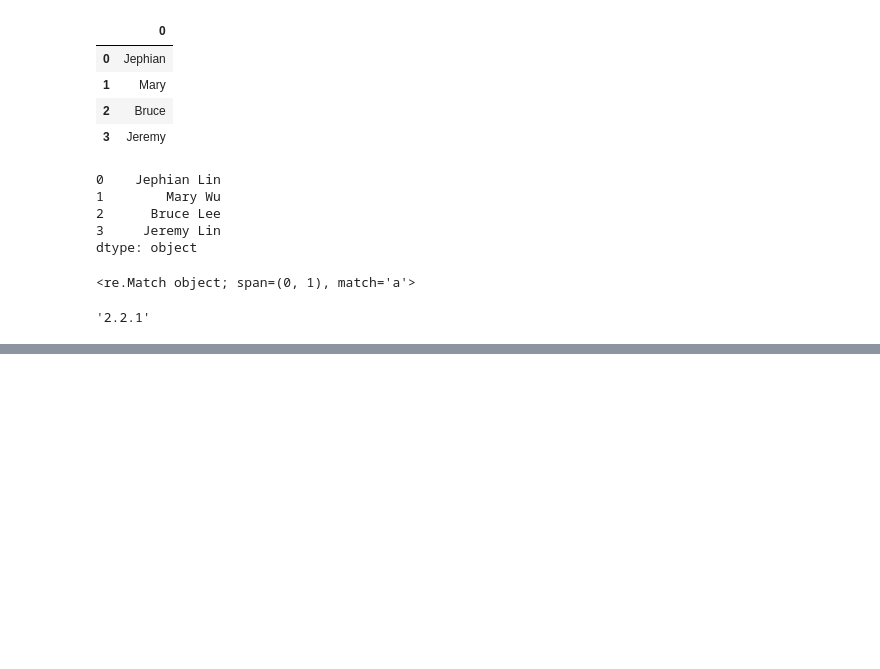
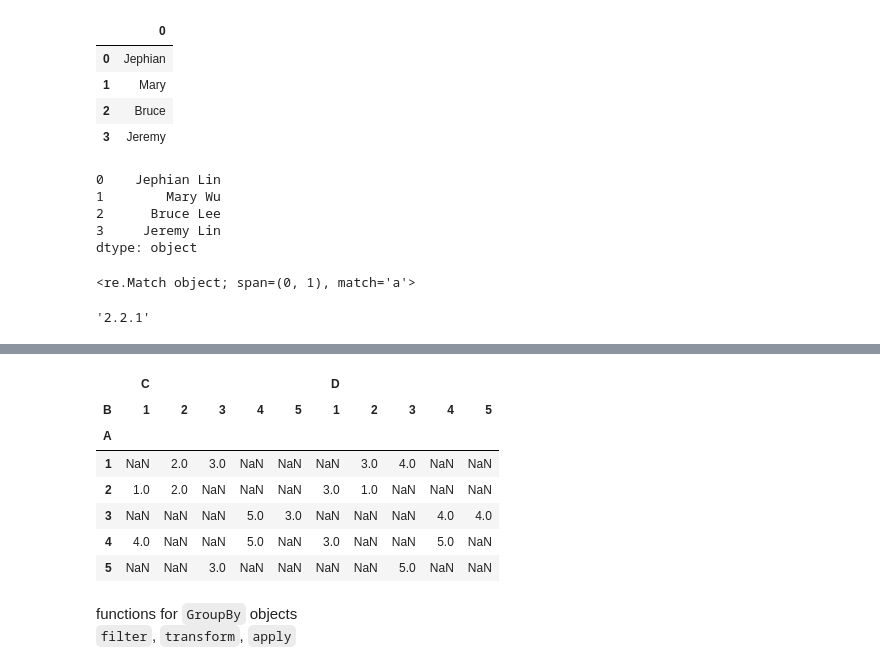
Before and after one commit to jephianlin/math599env, a Jupyter notebook: 1023.ipynb, the cells around one changed output, grey strips where cells are left out. Cells and saved outputs as stored; diff of their text form; code cells hidden in the pictures; blank space fills up the shorter version.

```diff
--- a/1023.ipynb
+++ b/1023.ipynb
@@ -376,0 +382,5 @@ re.__version__
+# %%
+arr = np.random.randint(1,6,(10,4))
+df = pd.DataFrame(arr,
+                 columns=list('ABCD'))
+df
@@ -376,0 +455,14 @@ re.__version__
+# %%
+df.groupby(['A','B']).mean().unstack()
+# %% [output]
+|  | C |  |  |  |  | D |  |  |  |  |
+| B | 1 | 2 | 3 | 4 | 5 | 1 | 2 | 3 | 4 | 5 |
+| A |  |  |  |  |  |  |  |  |  |  |
+| 1 | NaN | 2.0 | 3.0 | NaN | NaN | NaN | 3.0 | 4.0 | NaN | NaN |
+| 2 | 1.0 | 2.0 | NaN | NaN | NaN | 3.0 | 1.0 | NaN | NaN | NaN |
+| 3 | NaN | NaN | NaN | 5.0 | 3.0 | NaN | NaN | NaN | 4.0 | 4.0 |
+| 4 | 4.0 | NaN | NaN | 5.0 | NaN | 3.0 | NaN | NaN | 5.0 | NaN |
+| 5 | NaN | NaN | 3.0 | NaN | NaN | NaN | NaN | 5.0 | NaN | NaN |
+# %% [markdown]
+functions for `GroupBy` objects
+`filter`, `transform`, `apply`
```
Also changed, not shown: parts of 26 cells of this notebook.
